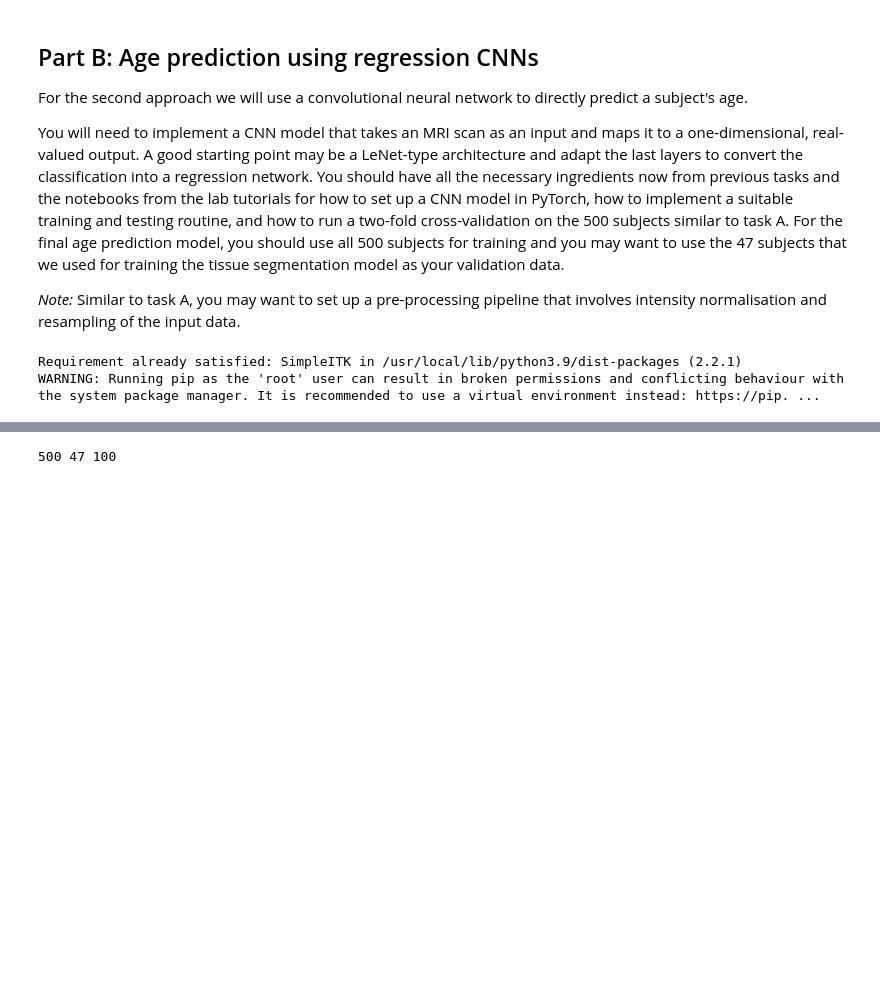
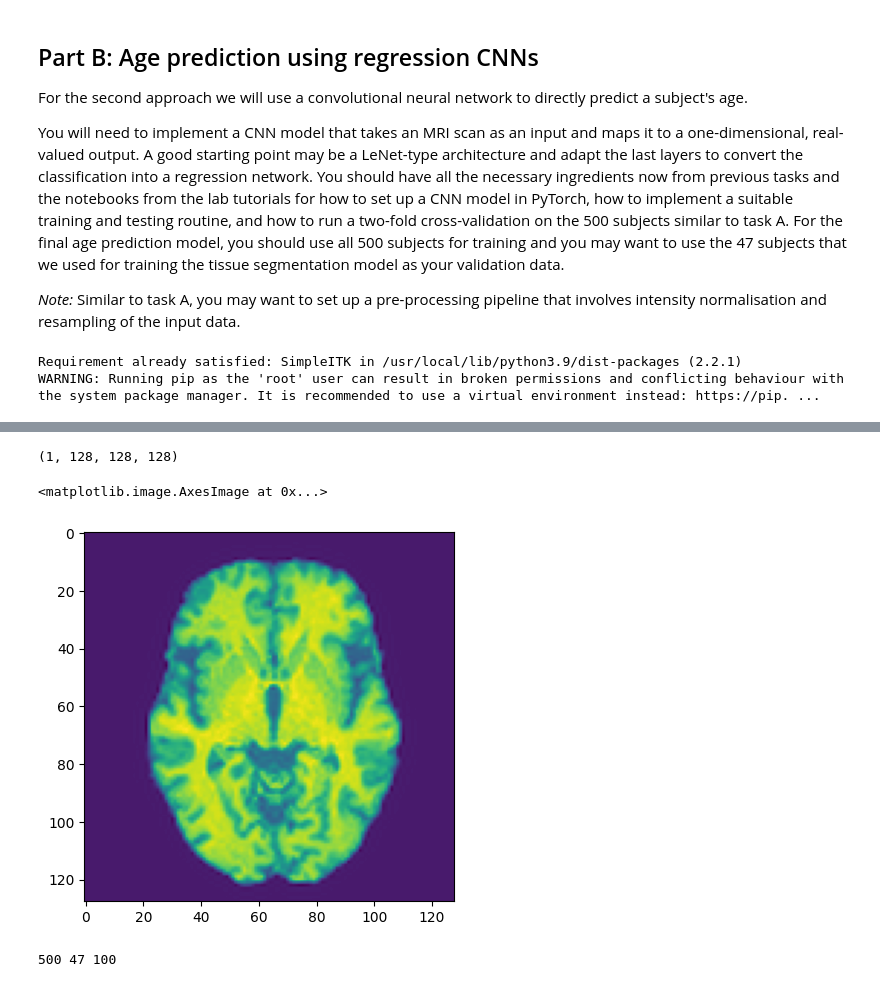
Before and after one commit to cuiyeshuai/ML-for-Imaging-CW, a Jupyter notebook: CW-Brain-Age-Regression.ipynb, the cells around one changed output, grey strips where cells are left out. Saved outputs shown, nothing was run; the diff lists cells and outputs as text; code cells hidden in the pictures; blank space fills up the shorter version.

```diff
--- a/CW-Brain-Age-Regression.ipynb
+++ b/CW-Brain-Age-Regression.ipynb
@@ -1595,3 +1596,15 @@ dataset_test = ImageRegressionDataset(files_reg_img_test, files_reg_age_test, im
+# %%
+# First training image
+img = dataset_train[0]['img']
+# from tensor to numpy
+img = img.numpy()
+# plot
+print(img.shape)
+plt.imshow(img[0, 50, :, :])
+# %% [output]
+(1, 128, 128, 128)
+<matplotlib.image.AxesImage at 0x...>
+[figure, added]
 # %%
 dataloader_train = torch.utils.data.DataLoader(dataset_train, batch_size=batch_size, shuffle=True)
 dataloader_val = torch.utils.data.DataLoader(dataset_val, batch_size=batch_size, shuffle=False)
```
Also changed, not shown: parts of 6 cells of this notebook.
